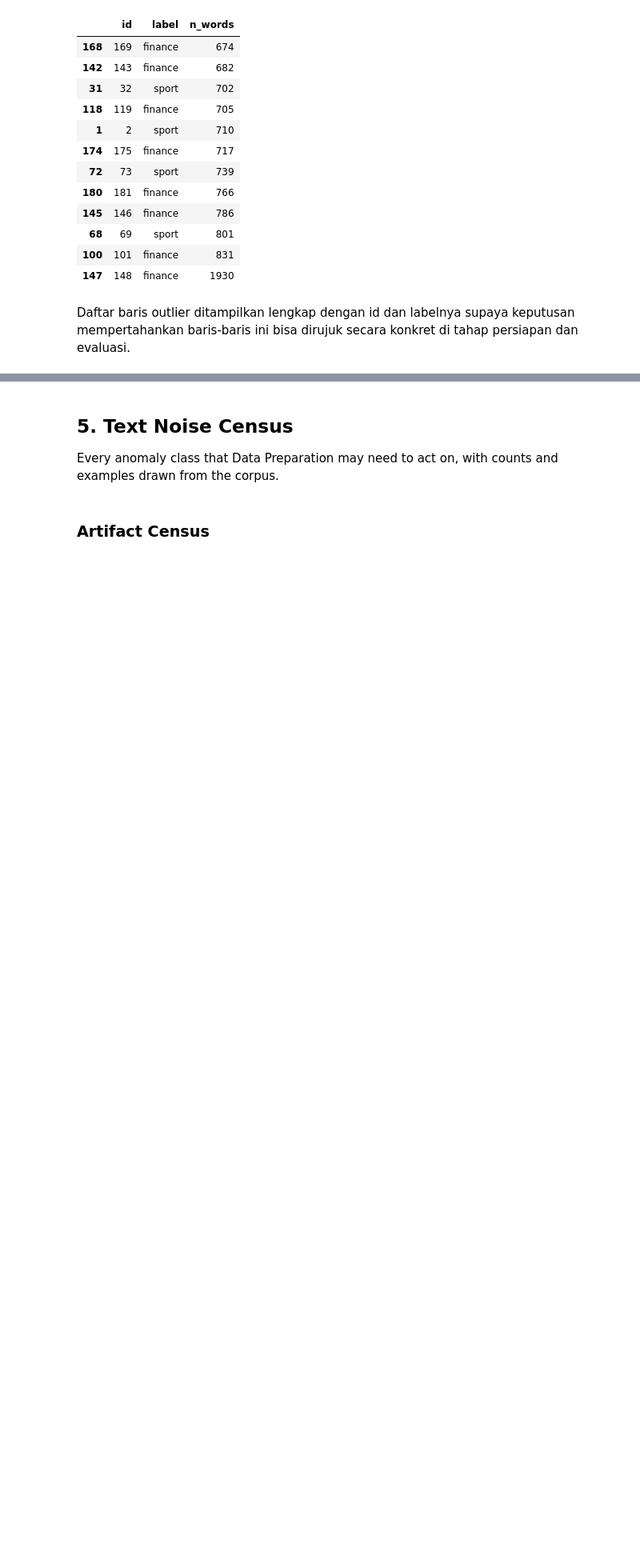
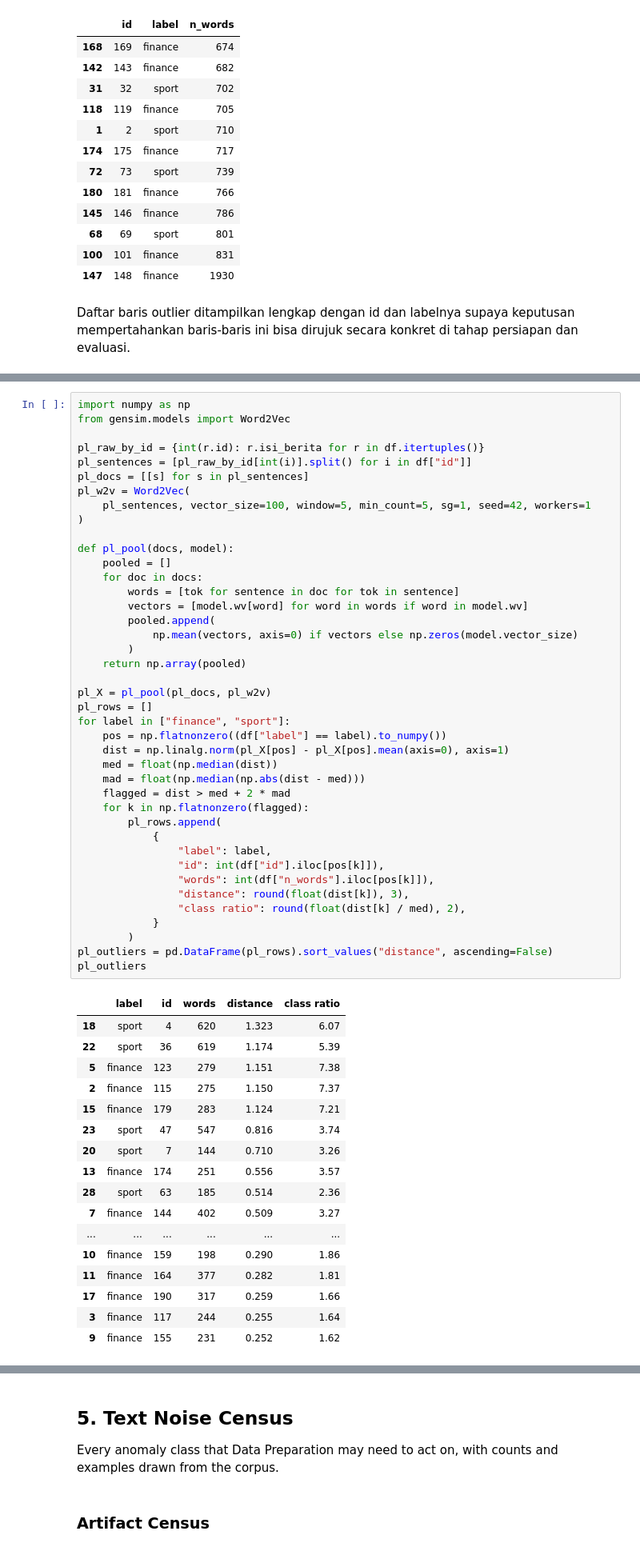
Before and after one commit to rhindottire/PPW, a Jupyter notebook: notebook/CRISP-DM/EDA.ipynb, the cells around one changed output, grey strips where cells are left out. Shown at 80% size. Saved outputs shown, nothing was run; the diff lists cells and outputs as text; blank space fills up the shorter version.

```diff
--- a/notebook/CRISP-DM/EDA.ipynb
+++ b/notebook/CRISP-DM/EDA.ipynb
@@ -437,0 +448,59 @@ persiapan dan evaluasi.
+# %%
+import numpy as np
+from gensim.models import Word2Vec
+
+pl_raw_by_id = {int(r.id): r.isi_berita for r in df.itertuples()}
+pl_sentences = [pl_raw_by_id[int(i)].split() for i in df["id"]]
+pl_docs = [[s] for s in pl_sentences]
+pl_w2v = Word2Vec(
+    pl_sentences, vector_size=100, window=5, min_count=5, sg=1, seed=42, workers=1
+)
+
+def pl_pool(docs, model):
+    pooled = []
+    for doc in docs:
+        words = [tok for sentence in doc for tok in sentence]
+        vectors = [model.wv[word] for word in words if word in model.wv]
+        pooled.append(
+            np.mean(vectors, axis=0) if vectors else np.zeros(model.vector_size)
+        )
+    return np.array(pooled)
+
+pl_X = pl_pool(pl_docs, pl_w2v)
+pl_rows = []
+for label in ["finance", "sport"]:
+    pos = np.flatnonzero((df["label"] == label).to_numpy())
+    dist = np.linalg.norm(pl_X[pos] - pl_X[pos].mean(axis=0), axis=1)
+    med = float(np.median(dist))
+    mad = float(np.median(np.abs(dist - med)))
+    flagged = dist > med + 2 * mad
+    for k in np.flatnonzero(flagged):
+        pl_rows.append(
+            {
+                "label": label,
+                "id": int(df["id"].iloc[pos[k]]),
+                "words": int(df["n_words"].iloc[pos[k]]),
+                "distance": round(float(dist[k]), 3),
+                "class ratio": round(float(dist[k] / med), 2),
+            }
+        )
+pl_outliers = pd.DataFrame(pl_rows).sort_values("distance", ascending=False)
+pl_outliers
+# %% [output]
+|  | label | id | words | distance | class ratio |
+| 18 | sport | 4 | 620 | 1.323 | 6.07 |
+| 22 | sport | 36 | 619 | 1.174 | 5.39 |
+| 5 | finance | 123 | 279 | 1.151 | 7.38 |
+| 2 | finance | 115 | 275 | 1.150 | 7.37 |
+| 15 | finance | 179 | 283 | 1.124 | 7.21 |
+| 23 | sport | 47 | 547 | 0.816 | 3.74 |
+| 20 | sport | 7 | 144 | 0.710 | 3.26 |
+| 13 | finance | 174 | 251 | 0.556 | 3.57 |
+| 28 | sport | 63 | 185 | 0.514 | 2.36 |
+| 7 | finance | 144 | 402 | 0.509 | 3.27 |
+| ... | ... | ... | ... | ... | ... |
+| 10 | finance | 159 | 198 | 0.290 | 1.86 |
+| 11 | finance | 164 | 377 | 0.282 | 1.81 |
+| 17 | finance | 190 | 317 | 0.259 | 1.66 |
+| 3 | finance | 117 | 244 | 0.255 | 1.64 |
+| 9 | finance | 155 | 231 | 0.252 | 1.62 |
```
Also changed, not shown: parts of 9 cells of this notebook, 13 other files.
